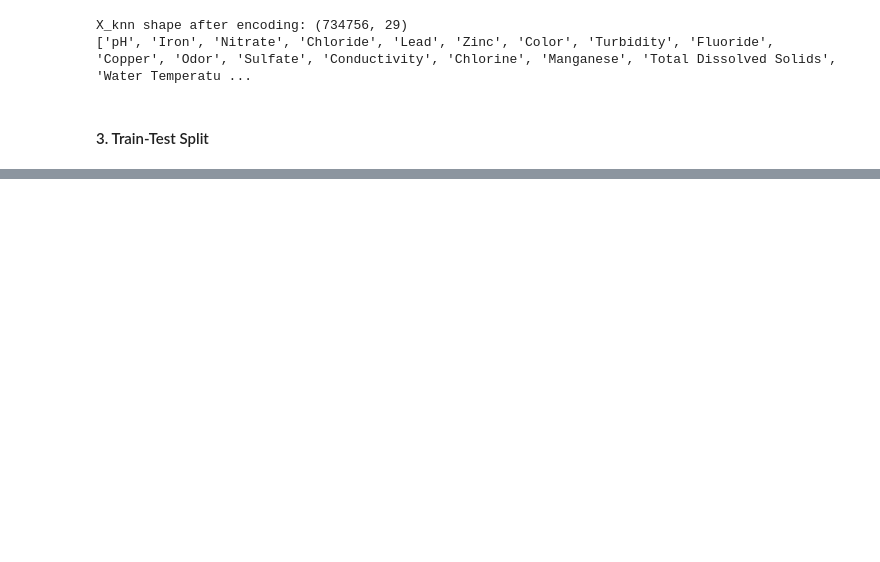
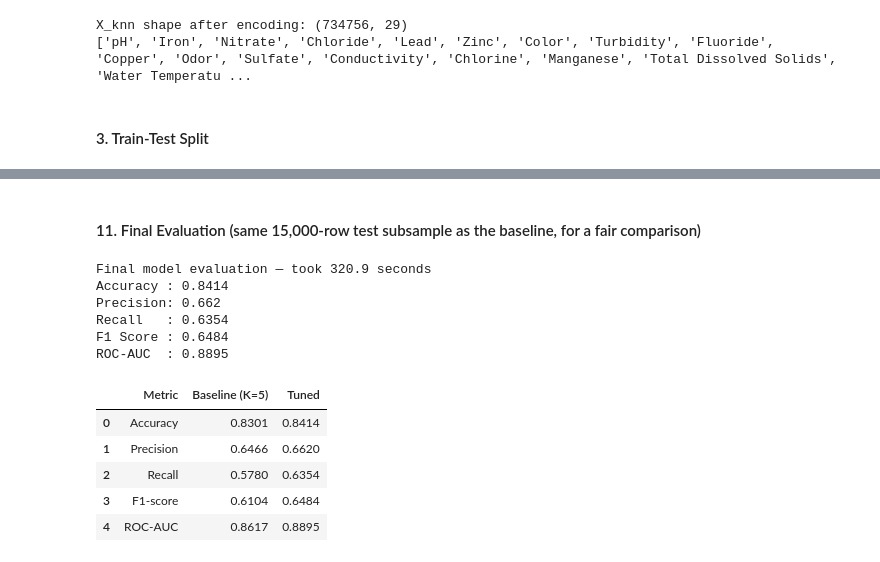
Before and after one commit to YL-6/-, a Jupyter notebook: notebooks/05_model_3.ipynb, the cells around one changed output, grey strips where cells are left out. Saved outputs shown, nothing was run; the diff lists cells and outputs as text; code cells hidden in the pictures; blank space fills up the shorter version.

```diff
--- a/notebooks/05_model_3.ipynb
+++ b/notebooks/05_model_3.ipynb
@@ -228,0 +418,43 @@ Std CV Accuracy: 0.0007381208310688677
+# %% [markdown]
+#### 11. Final Evaluation (same 15,000-row test subsample as the baseline, for a fair comparison)
+# %%
+start = time.time()
+
+y_pred_best_knn       = best_knn_model.predict(X_test_knn_eval)
+y_pred_proba_best_knn = best_knn_model.predict_proba(X_test_knn_eval)[:, 1]
+
+accuracy_best_knn  = accuracy_score(y_test_knn_eval, y_pred_best_knn)
+precision_best_knn = precision_score(y_test_knn_eval, y_pred_best_knn)
+recall_best_knn    = recall_score(y_test_knn_eval, y_pred_best_knn)
+f1_best_knn        = f1_score(y_test_knn_eval, y_pred_best_knn)
+roc_auc_best_knn   = roc_auc_score(y_test_knn_eval, y_pred_proba_best_knn)
+
+print(f"Final model evaluation — took {time.time()-start:.1f} seconds")
+print("Accuracy :", round(accuracy_best_knn, 4))
+print("Precision:", round(precision_best_knn, 4))
+print("Recall   :", round(recall_best_knn, 4))
+print("F1 Score :", round(f1_best_knn, 4))
+print("ROC-AUC  :", round(roc_auc_best_knn, 4))
+# %% [output]
+Final model evaluation — took 320.9 seconds
+Accuracy : 0.8414
+Precision: 0.662
+Recall   : 0.6354
+F1 Score : 0.6484
+ROC-AUC  : 0.8895
+# %%
+comparison = pd.DataFrame({
+    "Metric": ["Accuracy", "Precision", "Recall", "F1-score", "ROC-AUC"],
+    "Baseline (K=5)": [accuracy_knn, precision_knn, recall_knn, f1_knn, roc_auc_knn],
+    "Tuned": [accuracy_best_knn, precision_best_knn, recall_best_knn, f1_best_knn, roc_auc_best_knn]
+})
+comparison["Baseline (K=5)"] = comparison["Baseline (K=5)"].round(4)
+comparison["Tuned"] = comparison["Tuned"].round(4)
+comparison
+# %% [output]
+|  | Metric | Baseline (K=5) | Tuned |
+| 0 | Accuracy | 0.8301 | 0.8414 |
+| 1 | Precision | 0.6466 | 0.6620 |
+| 2 | Recall | 0.5780 | 0.6354 |
+| 3 | F1-score | 0.6104 | 0.6484 |
+| 4 | ROC-AUC | 0.8617 | 0.8895 |
```
Also changed, not shown: parts of 49 cells of this notebook.
